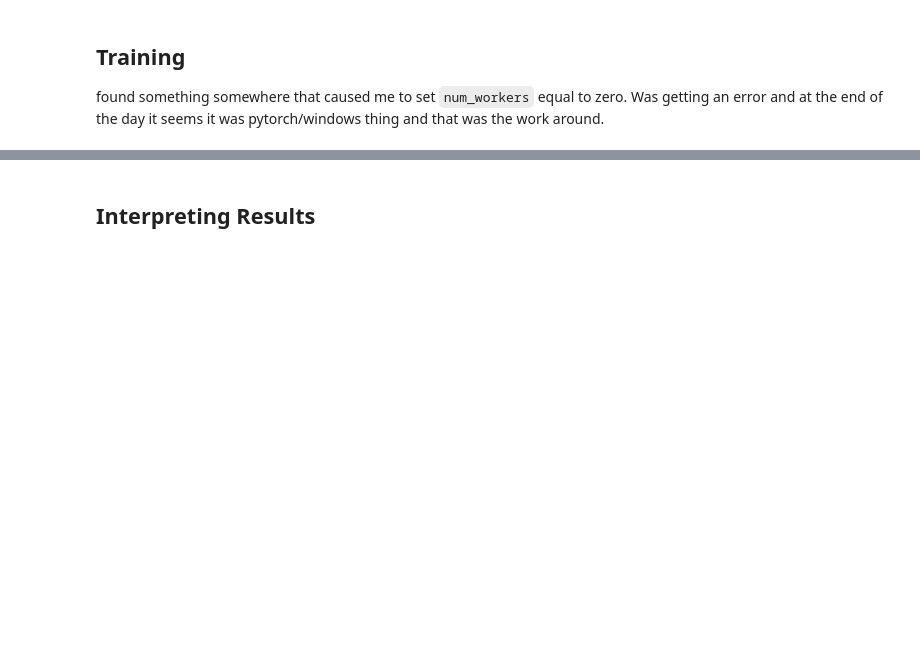
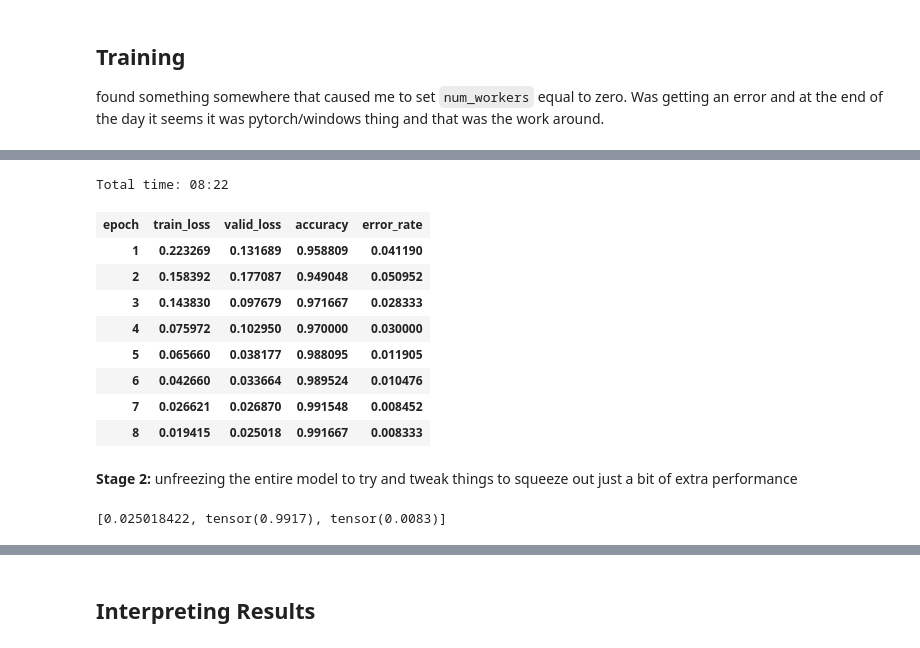
Before and after one commit to dimpata/kaggle, a Jupyter notebook: digit-recognizer/digit-recognizer.ipynb, the cells around one changed output, grey strips where cells are left out. Saved outputs shown, nothing was run; the diff lists cells and outputs as text; code cells hidden in the pictures; blank space fills up the shorter version.

```diff
--- a/digit-recognizer/digit-recognizer.ipynb
+++ b/digit-recognizer/digit-recognizer.ipynb
@@ -37,0 +54,14 @@ data = (CustomImageItemList.from_csv_custom(path='./data', csv_name='train.csv')
+# %%
+lr = 1e-2
+learn.fit_one_cycle(8, lr)
+# %% [output]
+Total time: 08:22
+| epoch | train_loss | valid_loss | accuracy | error_rate |
+| 1 | 0.223269 | 0.131689 | 0.958809 | 0.041190 |
+| 2 | 0.158392 | 0.177087 | 0.949048 | 0.050952 |
+| 3 | 0.143830 | 0.097679 | 0.971667 | 0.028333 |
+| 4 | 0.075972 | 0.102950 | 0.970000 | 0.030000 |
+| 5 | 0.065660 | 0.038177 | 0.988095 | 0.011905 |
+| 6 | 0.042660 | 0.033664 | 0.989524 | 0.010476 |
+| 7 | 0.026621 | 0.026870 | 0.991548 | 0.008452 |
+| 8 | 0.019415 | 0.025018 | 0.991667 | 0.008333 |
@@ -37,0 +70,7 @@ data = (CustomImageItemList.from_csv_custom(path='./data', csv_name='train.csv')
+# %% [markdown]
+**Stage 2:** unfreezing the entire model to try and tweak things to squeeze out just a bit of extra performance
+# %%
+learn.load('resnet34-stage-1')
+learn.validate()
+# %% [output]
+[0.025018422, tensor(0.9917), tensor(0.0083)]
```
Also changed, not shown: parts of 22 cells of this notebook.
